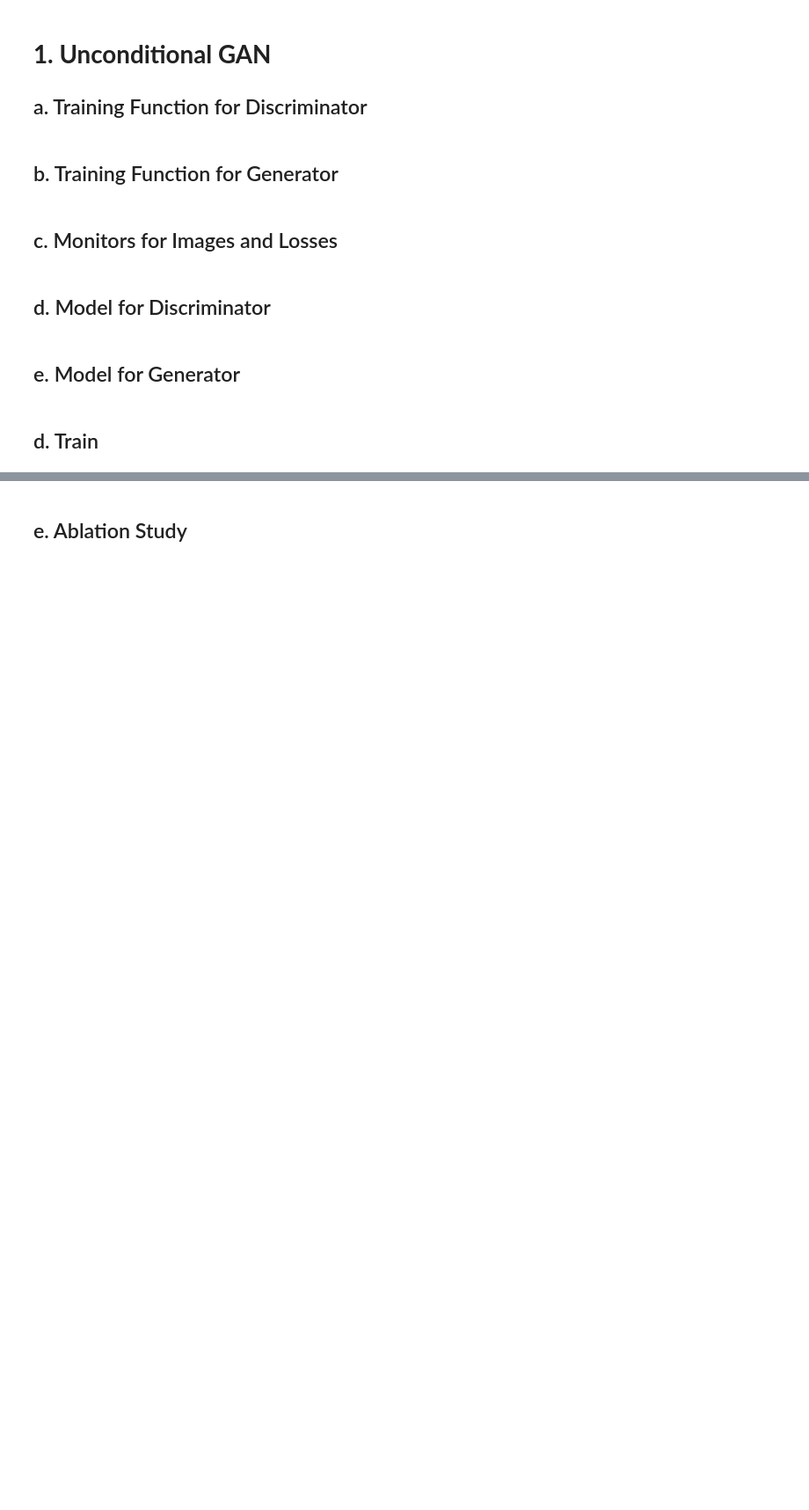
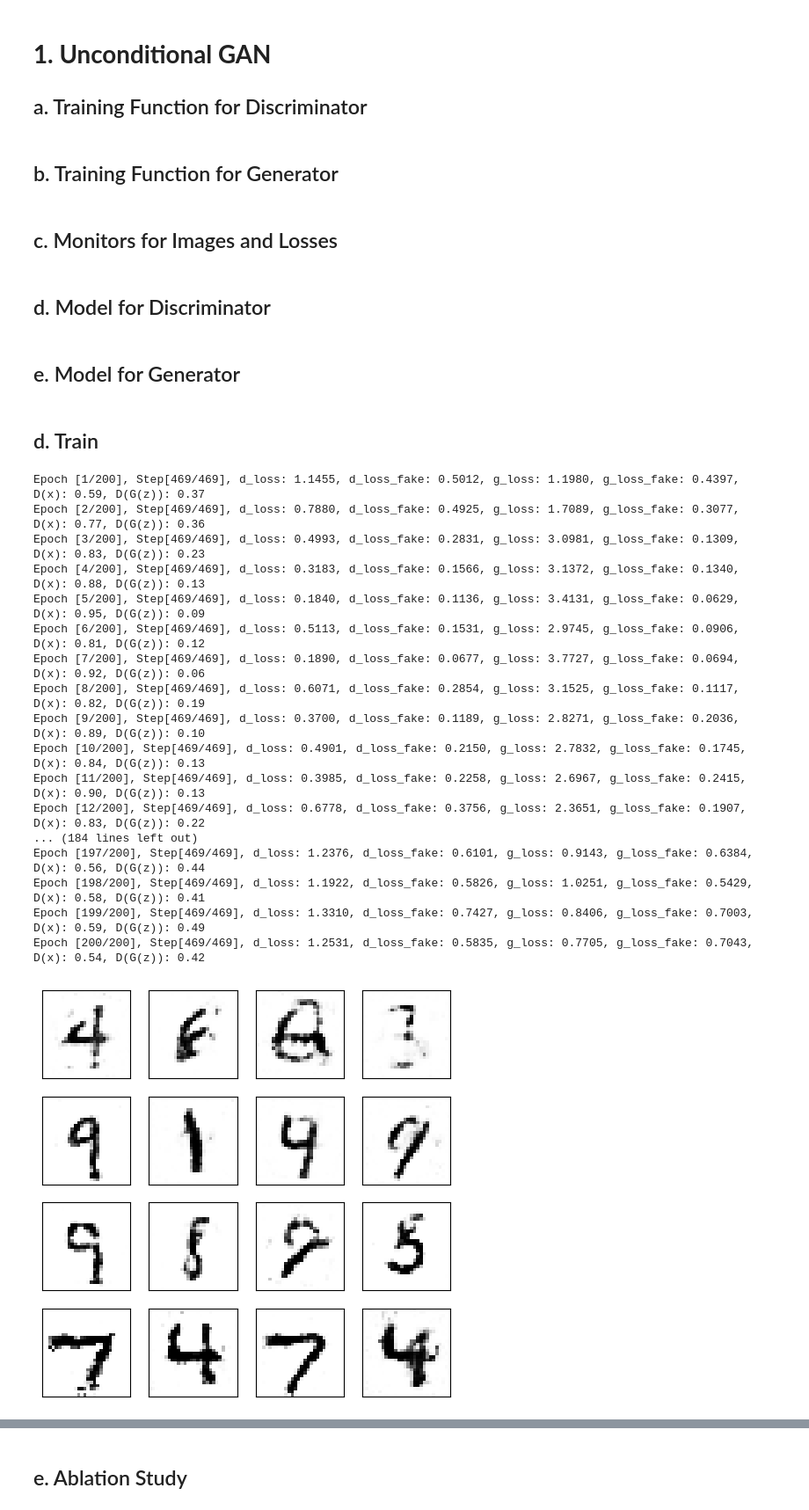
Before and after one commit to L1ngYu/MIT6s978, a Jupyter notebook: pset3.ipynb, the cells around one changed output, grey strips where cells are left out. Shown at 88% size. Saved outputs shown, nothing was run; the diff lists cells and outputs as text; code cells hidden in the pictures; blank space fills up the shorter version.

```diff
--- a/pset3.ipynb
+++ b/pset3.ipynb
@@ -133,8 +133,9 @@ class Discriminator(nn.Module):
     def __init__(self, channels = [512, 256, 128], with_condition=False):
         super().__init__()
         self.with_condition = with_condition
+        self.label_embedding = nn.Embedding(10, 10)
         self.model = nn.Sequential(
-            nn.Linear(784, channels[0]),
+            nn.Linear(784 + (10 if with_condition else 0), channels[0]),
             nn.LeakyReLU(0.2, inplace=True),
             nn.Dropout(0.3),
             nn.Linear(channels[0], channels[1]),
@@ -157,6 +158,8 @@ class Discriminator(nn.Module):
           ##################
           ### Problem 3: Implement Conditional GAN
           ##################
+          c = self.label_embedding(label)
+          x = torch.cat([x, c], 1)
         out = self.model(x)
         out = out.view(out.size(0), -1)
         return out
@@ -168,8 +171,9 @@ class Generator(nn.Module):
         super().__init__()
         self.dim_z = dim_z
         self.with_condition = with_condition
+        self.label_embedding = nn.Embedding(10, 10)
         self.model = nn.Sequential(
-            nn.Linear(dim_z, channels[0]),
+            nn.Linear(dim_z + (10 if with_condition else 0), channels[0]),
             nn.LeakyReLU(0.2, inplace=True),
             nn.Linear(channels[0], channels[1]),
             nn.LeakyReLU(0.2, inplace=True),
@@ -190,7 +194,8 @@ class Generator(nn.Module):
           ##################
           ### Problem 3: Implement Conditional GAN
           ##################
-
+          c = self.label_embedding(label)
+          x = torch.cat([x, c], 1)
         out = self.model(x)
         return out
 # %% [markdown]
@@ -232,33 +237,52 @@ def train_main_loop(generator, discriminator, d_optimizer, g_optimizer, test_noi
           d_losses_fake.append(d_loss_fake.data.detach().cpu().numpy())
           g_losses_fake.append(g_loss_fake.data.detach().cpu().numpy())
 
-          if (n+1) % 100 == 0:
+          if (n+1) == num_batches:
               print('Epoch [%d/%d], Step[%d/%d], d_loss: %.4f, d_loss_fake: %.4f, g_loss: %.4f, g_loss_fake: %.4f, '
                     'D(x): %.2f, D(G(z)): %.2f'
                     %(epoch + 1, num_epochs, n+1, num_batches, d_loss.data, d_loss_fake.data, g_loss.data, g_loss_fake.data,
                       real_score.data.mean(), fake_score.data.mean()))
-
-      monitor_images(generator, test_noise, with_condition=with_condition)
-      monitor_losses(d_losses, d_losses_fake, g_losses, g_losses_fake)
+      if epoch == num_epochs - 1:
+          monitor_images(generator, test_noise, with_condition=with_condition)
+          monitor_losses(d_losses, d_losses_fake, g_losses, g_losses_fake)
   return d_losses, d_losses_fake, g_losses, g_losses_fake
 # %%
 # set number of epochs and initialize figure counter
-num_epochs = 500
+num_epochs = 200
 dim_z = 100
 
 num_test_samples = 16
 test_noise = Variable(torch.randn(num_test_samples, dim_z).to(device))
 d_freq = 1
 
 with_condition = False
 
 discriminator = Discriminator(with_condition=with_condition).to(device)
 generator = Generator(with_condition=with_condition).to(device)
 
 lr = 2e-4
 d_optimizer = torch.optim.Adam(discriminator.parameters(), lr=lr)
 g_optimizer = torch.optim.Adam(generator.parameters(), lr=lr)
 
 d_losses, d_losses_fake, g_losses, g_losses_fake = train_main_loop(generator, discriminator, d_optimizer, g_optimizer, test_noise, num_epochs, d_freq, with_condition)
 monitor_images(generator, test_noise, with_condition=with_condition)
 monitor_losses(d_losses, d_losses_fake, g_losses, g_losses_fake)
+# %% [output]
+Epoch [1/200], Step[469/469], d_loss: 1.1455, d_loss_fake: 0.5012, g_loss: 1.1980, g_loss_fake: 0.4397, D(x): 0.59, D(G(z)): 0.37
+Epoch [2/200], Step[469/469], d_loss: 0.7880, d_loss_fake: 0.4925, g_loss: 1.7089, g_loss_fake: 0.3077, D(x): 0.77, D(G(z)): 0.36
+Epoch [3/200], Step[469/469], d_loss: 0.4993, d_loss_fake: 0.2831, g_loss: 3.0981, g_loss_fake: 0.1309, D(x): 0.83, D(G(z)): 0.23
+Epoch [4/200], Step[469/469], d_loss: 0.3183, d_loss_fake: 0.1566, g_loss: 3.1372, g_loss_fake: 0.1340, D(x): 0.88, D(G(z)): 0.13
+Epoch [5/200], Step[469/469], d_loss: 0.1840, d_loss_fake: 0.1136, g_loss: 3.4131, g_loss_fake: 0.0629, D(x): 0.95, D(G(z)): 0.09
+Epoch [6/200], Step[469/469], d_loss: 0.5113, d_loss_fake: 0.1531, g_loss: 2.9745, g_loss_fake: 0.0906, D(x): 0.81, D(G(z)): 0.12
+Epoch [7/200], Step[469/469], d_loss: 0.1890, d_loss_fake: 0.0677, g_loss: 3.7727, g_loss_fake: 0.0694, D(x): 0.92, D(G(z)): 0.06
+Epoch [8/200], Step[469/469], d_loss: 0.6071, d_loss_fake: 0.2854, g_loss: 3.1525, g_loss_fake: 0.1117, D(x): 0.82, D(G(z)): 0.19
+Epoch [9/200], Step[469/469], d_loss: 0.3700, d_loss_fake: 0.1189, g_loss: 2.8271, g_loss_fake: 0.2036, D(x): 0.89, D(G(z)): 0.10
+Epoch [10/200], Step[469/469], d_loss: 0.4901, d_loss_fake: 0.2150, g_loss: 2.7832, g_loss_fake: 0.1745, D(x): 0.84, D(G(z)): 0.13
+Epoch [11/200], Step[469/469], d_loss: 0.3985, d_loss_fake: 0.2258, g_loss: 2.6967, g_loss_fake: 0.2415, D(x): 0.90, D(G(z)): 0.13
+Epoch [12/200], Step[469/469], d_loss: 0.6778, d_loss_fake: 0.3756, g_loss: 2.3651, g_loss_fake: 0.1907, D(x): 0.83, D(G(z)): 0.22
+... (184 lines left out)
+Epoch [197/200], Step[469/469], d_loss: 1.2376, d_loss_fake: 0.6101, g_loss: 0.9143, g_loss_fake: 0.6384, D(x): 0.56, D(G(z)): 0.44
+Epoch [198/200], Step[469/469], d_loss: 1.1922, d_loss_fake: 0.5826, g_loss: 1.0251, g_loss_fake: 0.5429, D(x): 0.58, D(G(z)): 0.41
+Epoch [199/200], Step[469/469], d_loss: 1.3310, d_loss_fake: 0.7427, g_loss: 0.8406, g_loss_fake: 0.7003, D(x): 0.59, D(G(z)): 0.49
+Epoch [200/200], Step[469/469], d_loss: 1.2531, d_loss_fake: 0.5835, g_loss: 0.7705, g_loss_fake: 0.7043, D(x): 0.54, D(G(z)): 0.42
+[figure, added]
```
Also changed, not shown: parts of 6 cells of this notebook.
